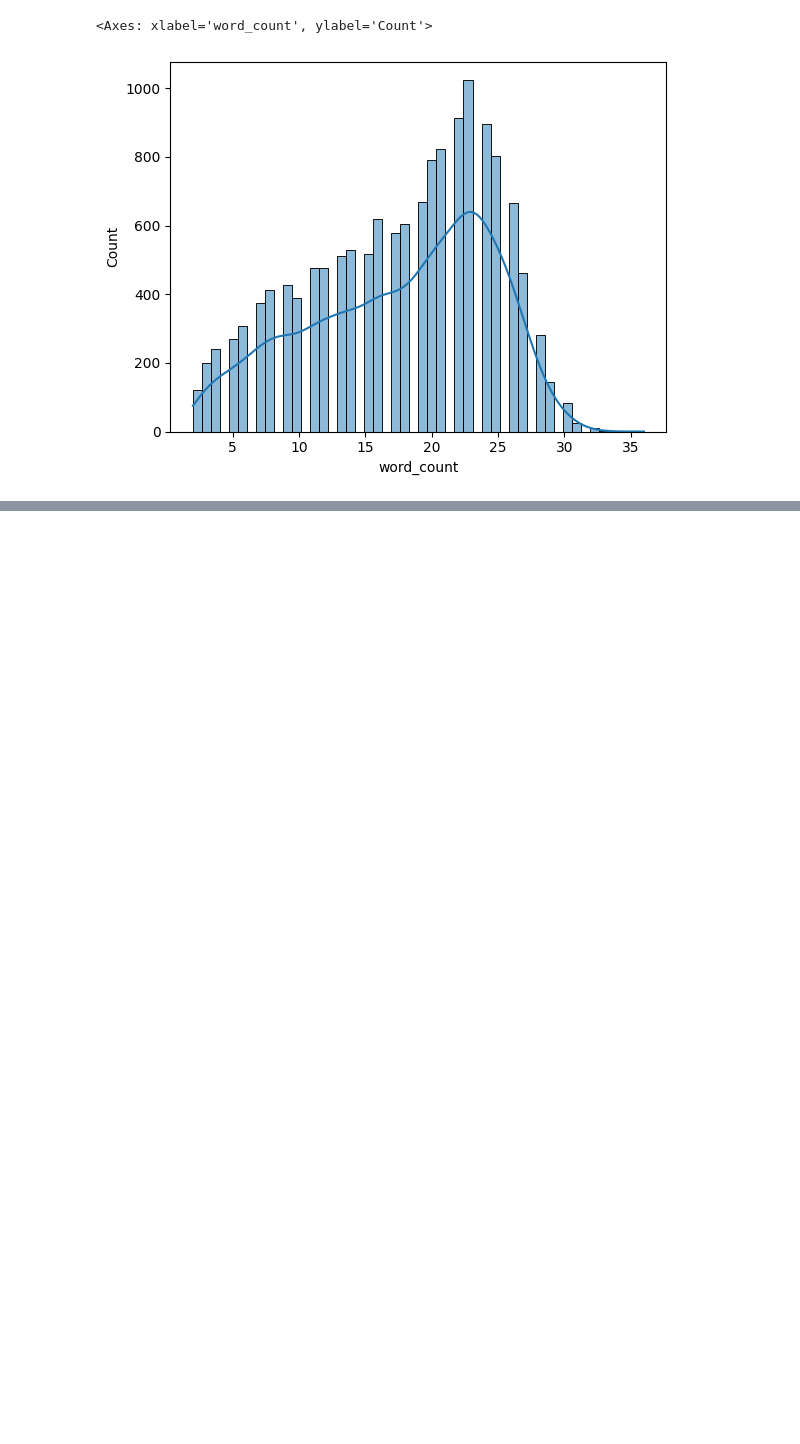
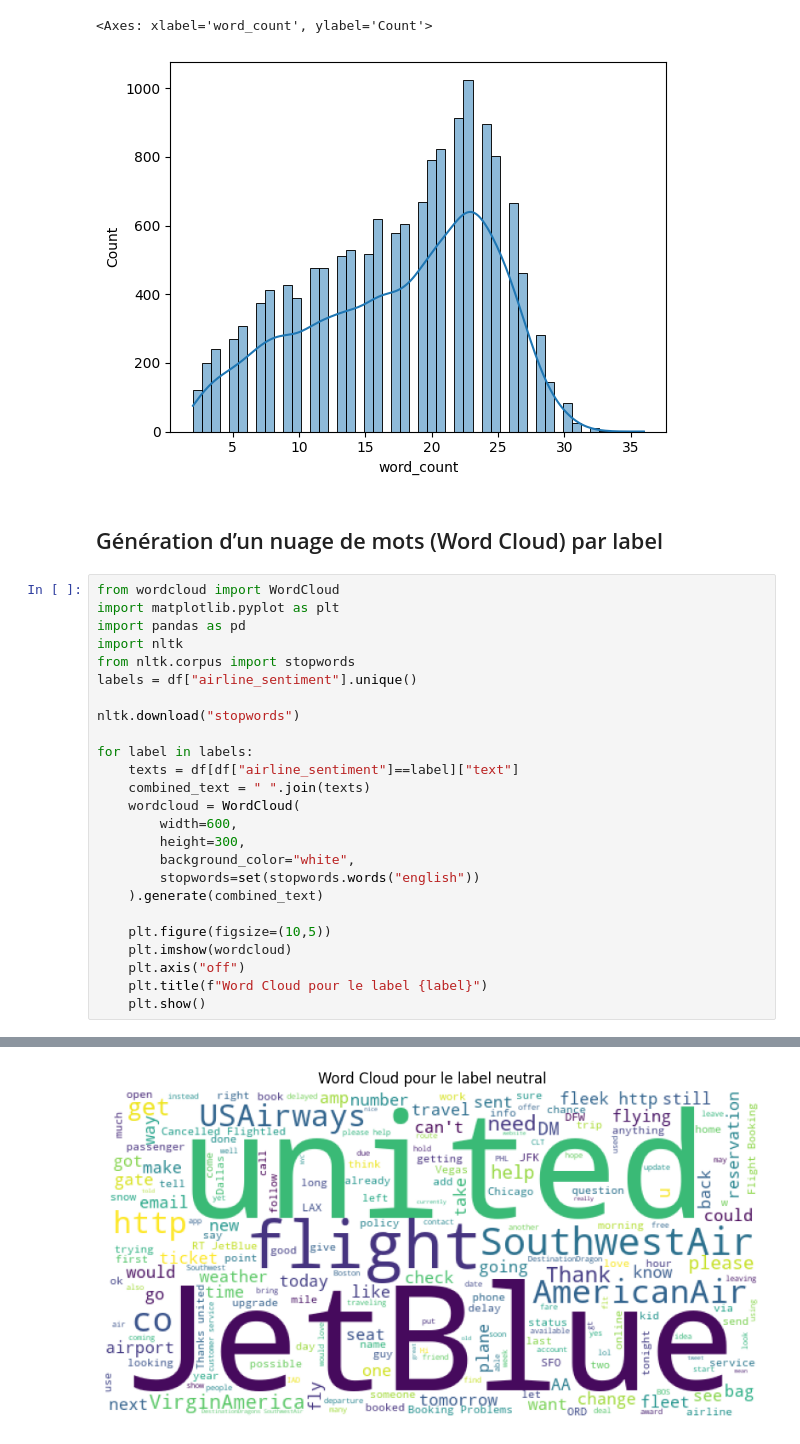
Before and after one commit to bouchta65/AeroStream-Analytics, a Jupyter notebook: ml/batch/load_and_preprocess_data.ipynb, the cells around one changed output, grey strips where cells are left out. Cells and saved outputs as stored; diff of their text form; blank space fills up the shorter version.

Commit message:
Génération d’un nuage de mots (Word Cloud) par label

```diff
--- a/ml/batch/load_and_preprocess_data.ipynb
+++ b/ml/batch/load_and_preprocess_data.ipynb
@@ -96,3 +96,31 @@ max         36.000000
 Name: word_count, dtype: float64
 <Axes: xlabel='word_count', ylabel='Count'>
 [figure]
+# %% [markdown]
+## Génération d’un nuage de mots (Word Cloud) par label
+# %%
+from wordcloud import WordCloud
+import matplotlib.pyplot as plt
+import pandas as pd
+import nltk
+from nltk.corpus import stopwords
+labels = df["airline_sentiment"].unique()
+
+nltk.download("stopwords")
+
+for label in labels:
+    texts = df[df["airline_sentiment"]==label]["text"]
+    combined_text = " ".join(texts)
+    wordcloud = WordCloud(
+        width=600,
+        height=300,
+        background_color="white",
+        stopwords=set(stopwords.words("english"))
+    ).generate(combined_text)
+
+    plt.figure(figsize=(10,5))
+    plt.imshow(wordcloud)
+    plt.axis("off")
+    plt.title(f"Word Cloud pour le label {label}")
+    plt.show()
+# %% [output]
@@ -98,0 +129 @@ Name: word_count, dtype: float64
+[figure, added]
```
Also changed, not shown: parts of 1 cell of this notebook.
